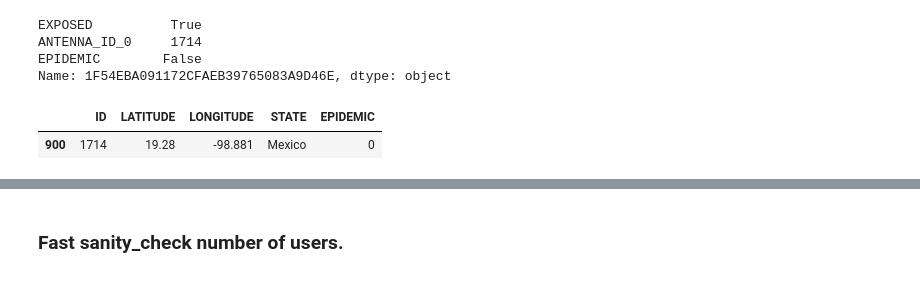
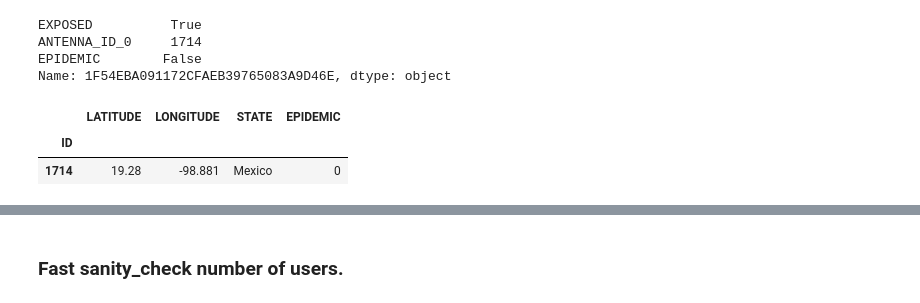
Before and after one commit to jdemonasterio/Tesis, a Jupyter notebook: Sum_Links attribute extraction.ipynb, the cells around one changed output, grey strips where cells are left out. Saved outputs shown, nothing was run; the diff lists cells and outputs as text; code cells hidden in the pictures.

```diff
--- a/Sum_Links attribute extraction.ipynb
+++ b/Sum_Links attribute extraction.ipynb
@@ -410,7 +477,7 @@ len(b), antenna_table.shape
 # %%
 # reagrego la informacion de las antennas epidemicas
-antennas= pd.read_csv('/home/juan/mobility-study/antennas_mexico.csv',sep = "|",header=0,index_col=None)
+antennas= pd.read_csv('/home/juan/mobility-study/antennas_mexico.csv',sep = "|",header=0,index_col=0)
 antenna_table = antenna_table.join(antennas['EPIDEMIC'], on='ANTENNA_ID_0',how='left')
-antenna_table.rename(columns={'EPIDEMIC':"EPIDEMICOrigin"},inplace=True)
+antenna_table.rename(columns={'EPIDEMIC':"EPIDEMIC_Origin"},inplace=True)
 antenna_table = antenna_table.join(antennas['EPIDEMIC'], on='ANTENNA_ID_0_Target',how='left')
-antenna_table.rename(columns={'EPIDEMIC':"EPIDEMICTarget"},inplace=True)
+antenna_table.rename(columns={'EPIDEMIC':"EPIDEMIC_Target"},inplace=True)
@@ -634,9 +667,0 @@ total_ant_users[(total_ant_users['TOTAL_Origin_USERS']- total_ant_users['EXP_Ori
-# %%
-#swapeo los nombres de las columnas, dropeo epidemic y lo vuelvo a agregar para los nuevos users swappeados
-table=table.rename(columns = {'LineKeyOrigin':'LineKeyTarget','ANTENNA_ID':'ANTENNA_ID_0',
-                        'LineKeyTarget':'LineKeyOrigin','ANTENNA_ID_0':'ANTENNA_ID'})
-#la info epidemica era para el viejo lineKeyOrigin. droppeo esa columna vieja y agrego la info para el nuevo Origin
-table.drop('EPIDEMIC',inplace=True,axis=1)
-antennas= pd.read_csv('/home/juan/mobility-study/antennas_mexico.csv',sep = "|",header=0,index_col=None)
-table = table.join(antennas['EPIDEMIC'], on='ANTENNA_ID_0_Target',how='left')
-finished2=True
@@ -821,9 +798,14 @@ table=table.rename(columns = {'LineKeyOrigin':'LineKeyTarget','ANTENNA_ID_0':'AN
                         'LineKeyTarget':'LineKeyOrigin','ANTENNA_ID_0_Target':'ANTENNA_ID_0'})
 
 #la info epidemica era para el viejo lineKeyOrigin. droppeo esa columna vieja y agrego la info para el nuevo Origin
-table.drop('EPIDEMIC',inplace=True,axis=1)
-antennas= pd.read_csv('/home/juan/mobility-study/antennas_mexico.csv',sep = "|",header=0,index_col=None)
+table.drop('EPIDEMIC_Target',inplace=True,axis=1)
+
 table = table.join(user_epidemic['EPIDEMIC'], on='LineKeyTarget',how='left')
+table.rename(columns={'EPIDEMIC':"EPIDEMIC_Target"},inplace=True)
+
+table = table.join(user_epidemic['EPIDEMIC'], on='LineKeyOrigin',how='left')
+table.rename(columns={'EPIDEMIC':"EPIDEMIC_Origin"},inplace=True)
+
 finished2=True
 # %%
 start_time = time.time()
@@ -944,10 +924,11 @@ ANTENNA_ID_0     1714
 EPIDEMIC        False
 Name: 1F54EBA091172CFAEB39765083A9D46E, dtype: object
 # %%
-antennas[antennas['ID'] ==1714]
+antennas[antennas.index ==1714]
 # %% [output]
-|  | ID | LATITUDE | LONGITUDE | STATE | EPIDEMIC |
-| 900 | 1714 | 19.28 | -98.881 | Mexico | 0 |
+|  | LATITUDE | LONGITUDE | STATE | EPIDEMIC |
+| ID |  |  |  |  |
+| 1714 | 19.28 | -98.881 | Mexico | 0 |
 # %%
 relevant_cols = [col for col in table.columns if ('Line' in col) or ('EPIDEMIC' in col) or ('ANTENNA' in col) ]
 table[table['LineKeyTarget']==user][relevant_cols]
```
Also changed, not shown: parts of 110 cells of this notebook, 1 other file.
